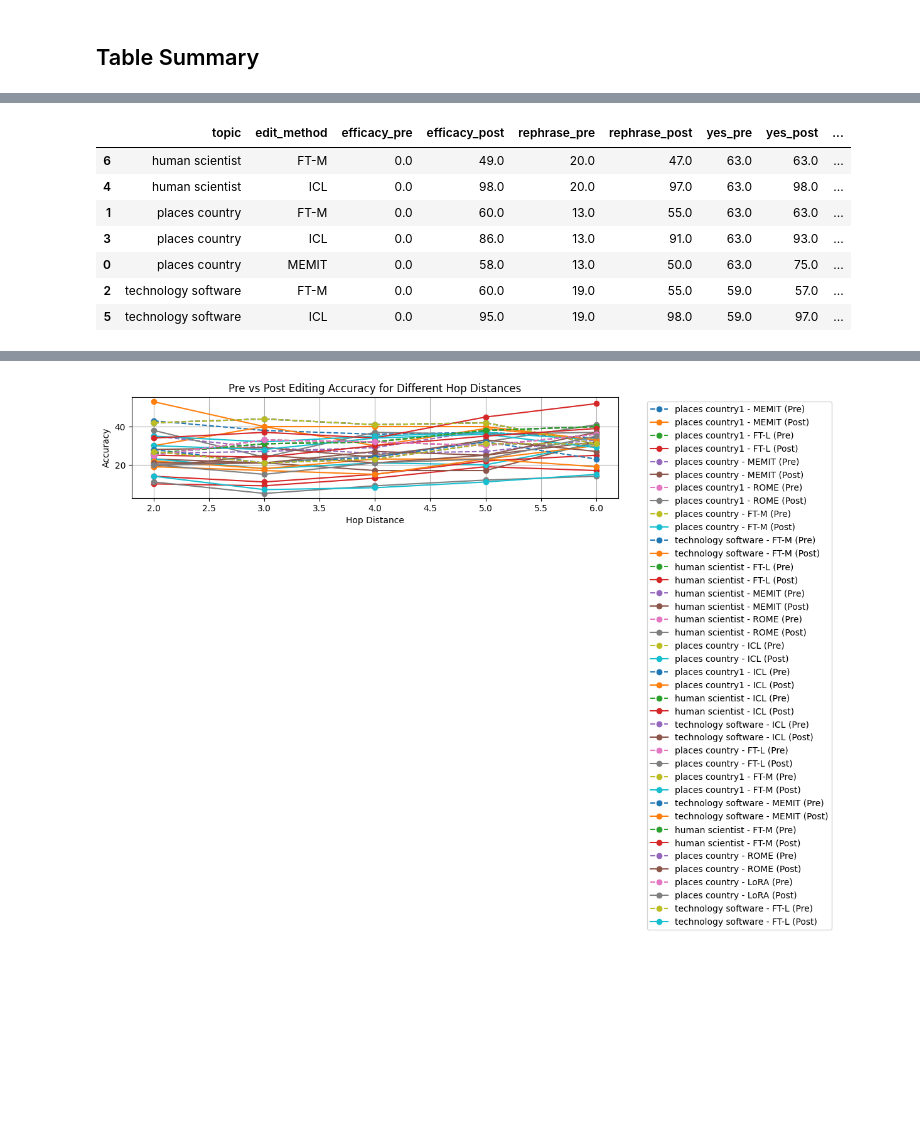
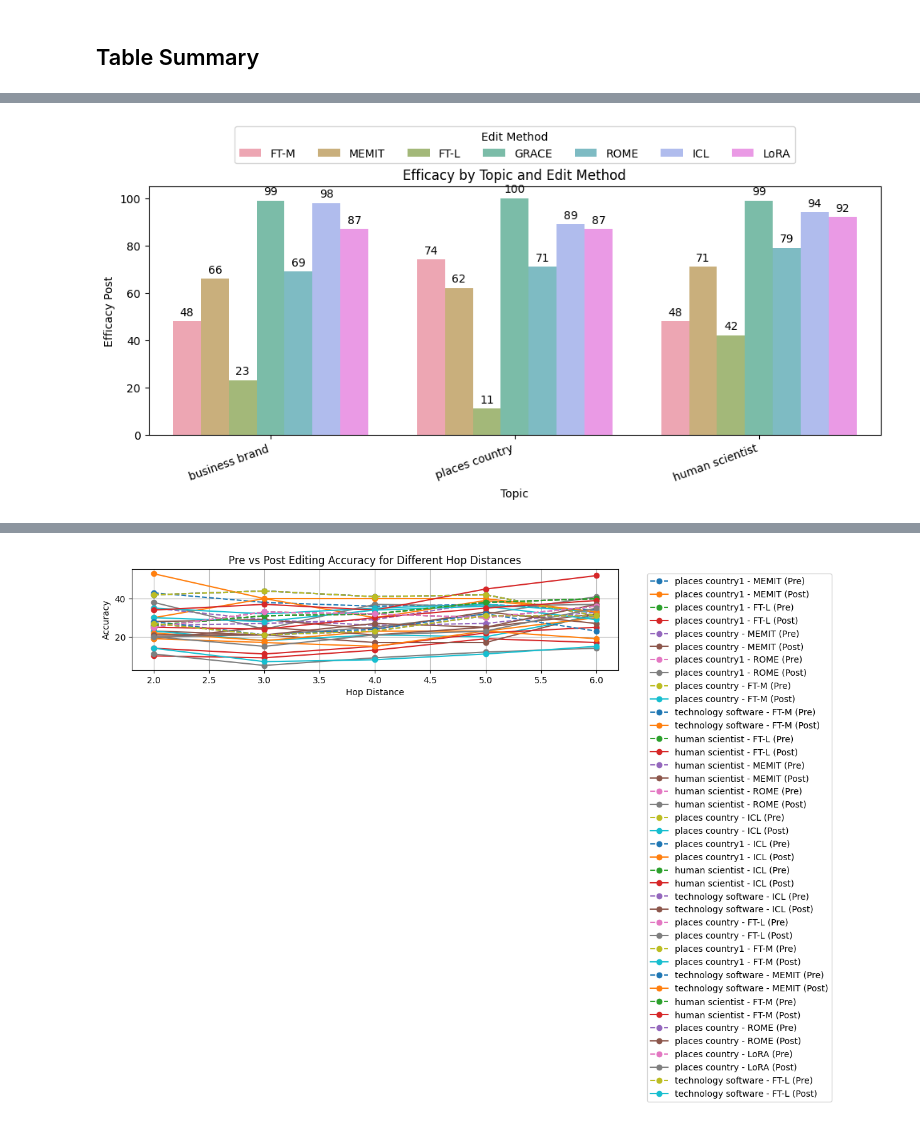
Before and after one commit to BullshiArtist/HalluEditBench, a Jupyter notebook: code/result_summary.ipynb, the cells around one changed output, grey strips where cells are left out. Cells and saved outputs as stored; diff of their text form; code cells hidden in the pictures; blank space fills up the shorter version.

```diff
--- a/code/result_summary.ipynb
+++ b/code/result_summary.ipynb
@@ -198,12 +204,6 @@ plt.show()
 # %%
 df, df_multi_hop = summarize_results("../results/mistral_7b_instruct_v0.3")
-df.sort_values(by=['topic', 'edit_method'])
+# df.sort_values(by=['topic', 'edit_method'])
+plot_efficacy(df)
 # %% [output]
-|  | topic | edit_method | efficacy_pre | efficacy_post | rephrase_pre | rephrase_post | yes_pre | yes_post | ... |
-| 6 | human scientist | FT-M | 0.0 | 49.0 | 20.0 | 47.0 | 63.0 | 63.0 | ... |
-| 4 | human scientist | ICL | 0.0 | 98.0 | 20.0 | 97.0 | 63.0 | 98.0 | ... |
-| 1 | places country | FT-M | 0.0 | 60.0 | 13.0 | 55.0 | 63.0 | 63.0 | ... |
-| 3 | places country | ICL | 0.0 | 86.0 | 13.0 | 91.0 | 63.0 | 93.0 | ... |
-| 0 | places country | MEMIT | 0.0 | 58.0 | 13.0 | 50.0 | 63.0 | 75.0 | ... |
-| 2 | technology software | FT-M | 0.0 | 60.0 | 19.0 | 55.0 | 59.0 | 57.0 | ... |
-| 5 | technology software | ICL | 0.0 | 95.0 | 19.0 | 98.0 | 59.0 | 97.0 | ... |
+[figure, added]
```
Also changed, not shown: parts of 10 cells of this notebook, 16 other files.
